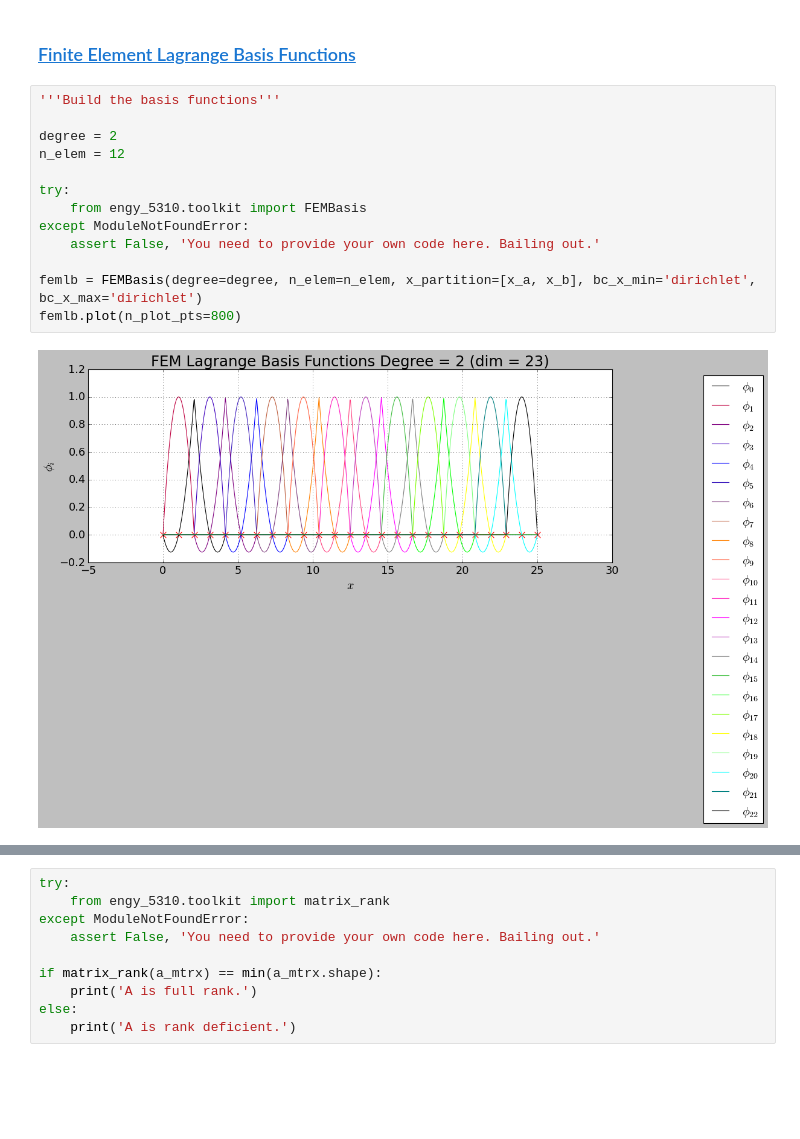
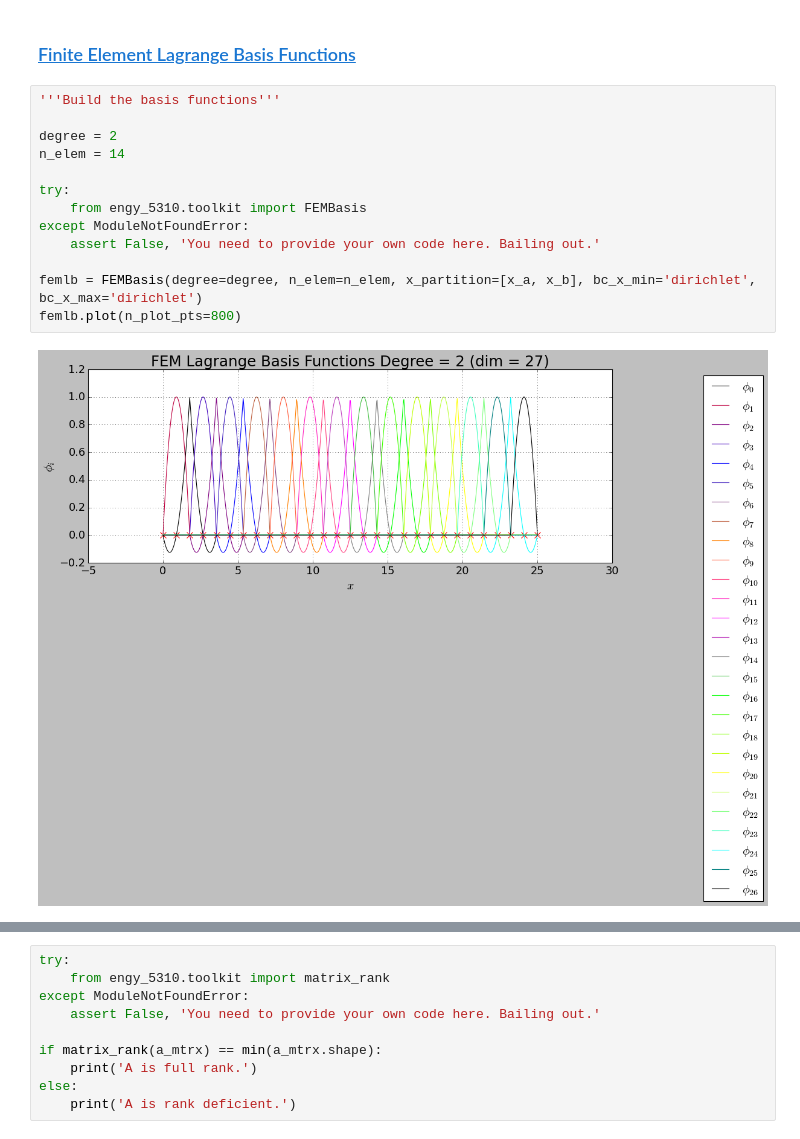
Before and after one commit to dpploy/engy-5330, a Jupyter notebook: notebooks/05b-rayleigh-ritz-fem-lagrange-dirichlet.ipynb, the cells around one changed output, grey strips where cells are left out. Saved outputs shown, nothing was run; the diff lists cells and outputs as text; blank space fills up the shorter version.

```diff
--- a/notebooks/05b-rayleigh-ritz-fem-lagrange-dirichlet.ipynb
+++ b/notebooks/05b-rayleigh-ritz-fem-lagrange-dirichlet.ipynb
@@ -164,18 +164,18 @@ source_slope.plot(n_plot_pts=200, show_shape_pts=True, y_label='S(x)', title='So
 # %%
 '''Build the basis functions'''
 
 degree = 2
-n_elem = 12
+n_elem = 14
 
 try:
     from engy_5310.toolkit import FEMBasis
 except ModuleNotFoundError:
     assert False, 'You need to provide your own code here. Bailing out.'
 
 femlb = FEMBasis(degree=degree, n_elem=n_elem, x_partition=[x_a, x_b], bc_x_min='dirichlet', bc_x_max='dirichlet')
 femlb.plot(n_plot_pts=800)
 # %% [output]
-[figure, old version]
+[figure, new version]
 # %%
 '''Build the matrix of coefficients of the linear system'''
 
```
Also changed, not shown: parts of 3 cells of this notebook, 4 other files.
